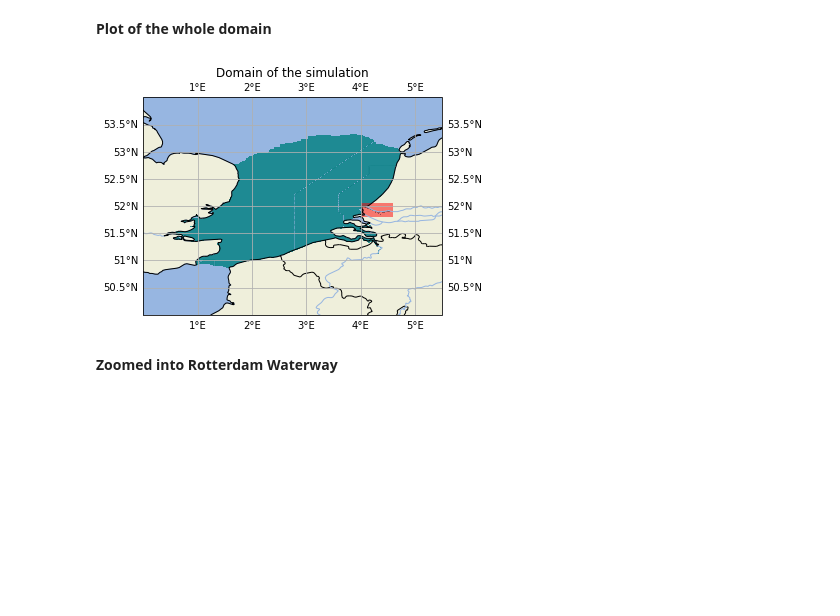
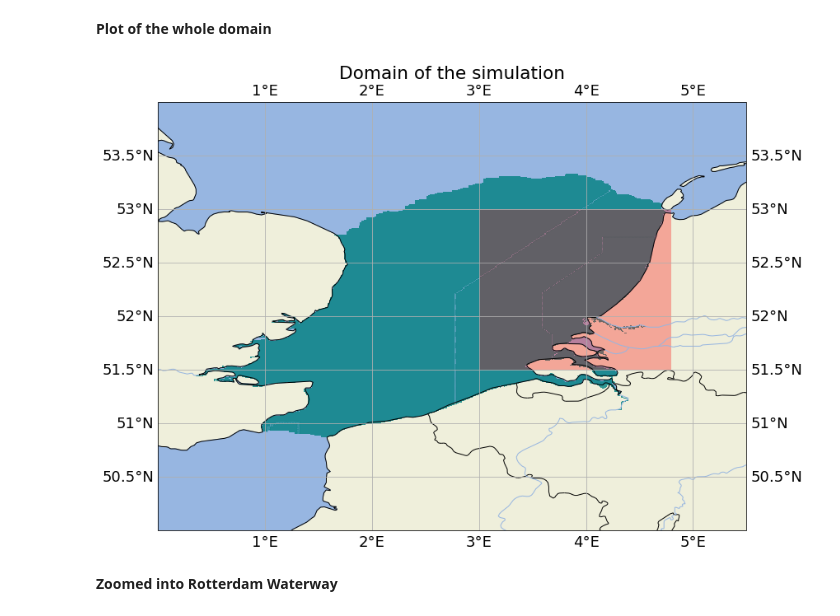
Before and after one commit to CasparJungbacker/BScThesis, a Jupyter notebook: plot_domain_properties.ipynb, the cells around one changed output. Saved outputs shown, nothing was run; the diff lists cells and outputs as text; code cells hidden in the pictures; blank space fills up the shorter version.

```diff
--- a/plot_domain_properties.ipynb
+++ b/plot_domain_properties.ipynb
@@ -12,6 +13,7 @@ from dfm_tools.get_nc_helpers import *
 %matplotlib inline
 # %%
 plt.style.use('seaborn-dark-palette')
+plt.rcParams.update({'font.size': 18, 'figure.figsize': (12.8, 9.6)})
 # %% [markdown]
 # Save Plots?
 # %%
@@ -80,13 +82,13 @@ processing netdata from domain 0004 of 0004
 # %%
 fig, ax = get_map()
 plot_netmapdata(ugrid.verts, values=None, ax=ax, linewidth=1, facecolor="teal", alpha=0.8)
-highlight = plt.Rectangle((4,51.8), 0.6, 0.25, fc='red', alpha=0.5)
+highlight = plt.Rectangle((3,51.5), 1.8, 1.5, fc='red', alpha=0.3)
 ax.add_patch(highlight)
 ax.set_title("Domain of the simulation")
 
 if save_plots:
     plt.gcf().savefig("figs/domain.pdf", bbox_inches="tight")
 # %% [output]
-[figure, old version]
+[figure, new version]
 # %% [markdown]
 **Zoomed into Rotterdam Waterway**
```
Also changed, not shown: parts of 18 cells of this notebook.
